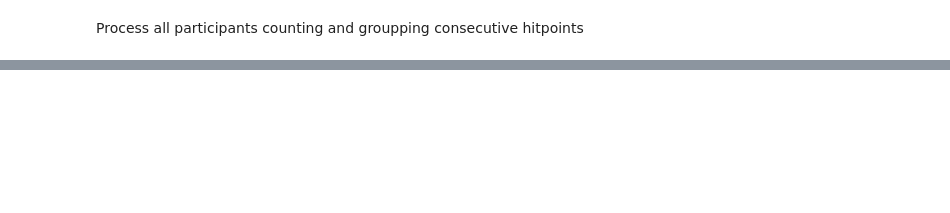
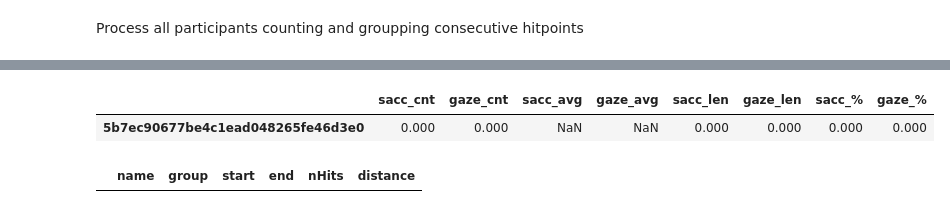
Before and after one commit to mvidaldp/msw-bmbf_da, a Jupyter notebook: 1_data_preprocessing.ipynb, the cells around one changed output, grey strips where cells are left out. Cells and saved outputs as stored; diff of their text form; code cells hidden in the pictures; blank space fills up the shorter version.

Commit message:
Update notebooks, rename old one, compute all gaze and non-gaze events

```diff
--- a/1_data_preprocessing.ipynb
+++ b/1_data_preprocessing.ipynb
@@ -1027,42 +549,0 @@ pool.join()
-# %%
-# define our iterable using a generator
-uids = parts.index.tolist()
-
-# include traffic-relevant column
-hit_groups = [
-    "WestRide Buildings",
-    "WestRide Traffic",
-    "PedestriansManager",
-    "CarsManager",
-    "Events",
-]
-
-g_events = {g: [] for g in hit_groups}
-
-# participants progress bar
-parts_progress = tqdm(
-    iterable=uids,
-    total=uids_len,
-    desc="📂 participants",
-    dynamic_ncols=True,
-    bar_format=B_FORMAT,
-)
-
-for uid in parts_progress:
-    # participant colliders filename
-    file = parts.loc[uid].file
-    # index of the participant to match the array row on the hits calculations
-    idx = parts.index.get_loc(uid)
-    p = pd.read_csv(f"{PATH_GAZES}/{file}", keep_default_na=False)
-    # select only gaze events
-    p = p[p.hits > 7]
-    # hitGroup value counts
-    gazes = p.group.value_counts(normalize=True)
-    tr_perc = None
-    for g in hit_groups:
-        if g in gazes.index.tolist():
-            # norm value to percentage
-            perc = gazes.loc[g] * 100.0
-            g_events[g].append(perc)
-        else:
-            g_events[g].append(0.0)
@@ -1374,0 +820,10 @@ Average % box hits: 85.58026891376635
+# %%
+hev_cnts[hev_cnts["sacc_%"] == 0]
+# %% [output]
+|  | sacc_cnt | gaze_cnt | sacc_avg | gaze_avg | sacc_len | gaze_len | sacc_% | gaze_% |
+| 5b7ec90677be4c1ead048265fe46d3e0 | 0.000 | 0.000 | NaN | NaN | 0.000 | 0.000 | 0.000 | 0.000 |
+# %%
+wrong = pd.read_csv(f"{PATH_PROC}/gazes/5b7ec90677be4c1ead048265fe46d3e0.csv")
+wrong
+# %% [output]
+|  | name | group | start | end | nHits | distance |
```
Also changed, not shown: parts of 56 cells of this notebook, 3 other files.
